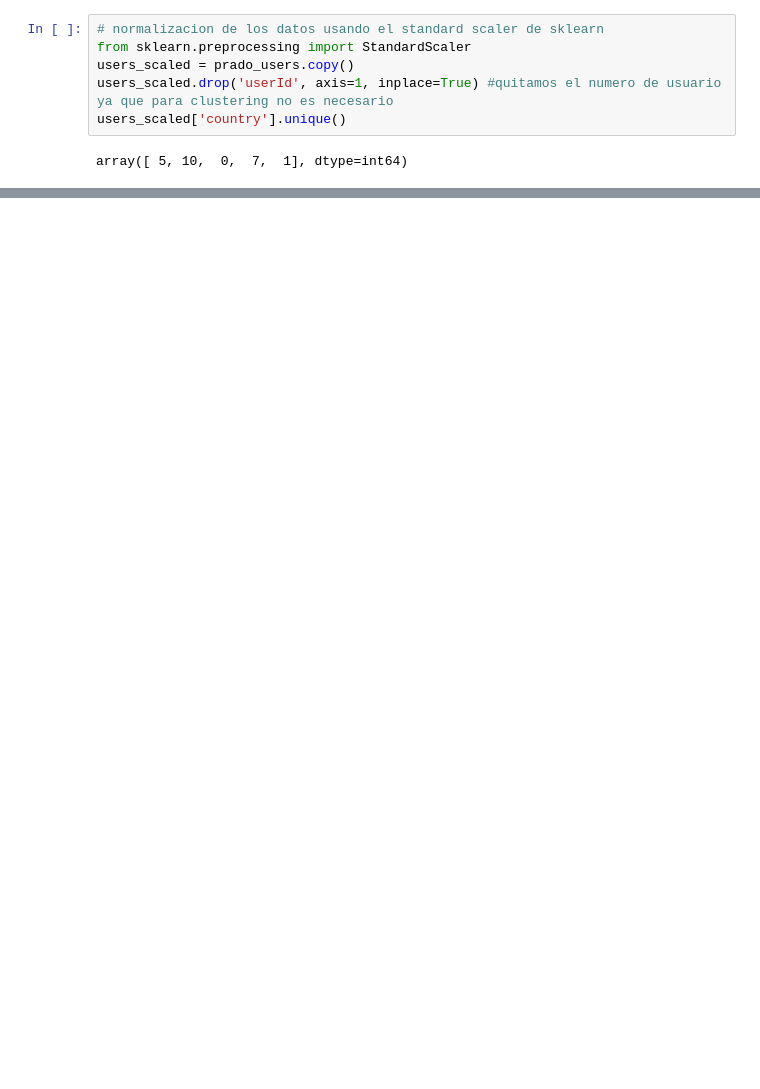
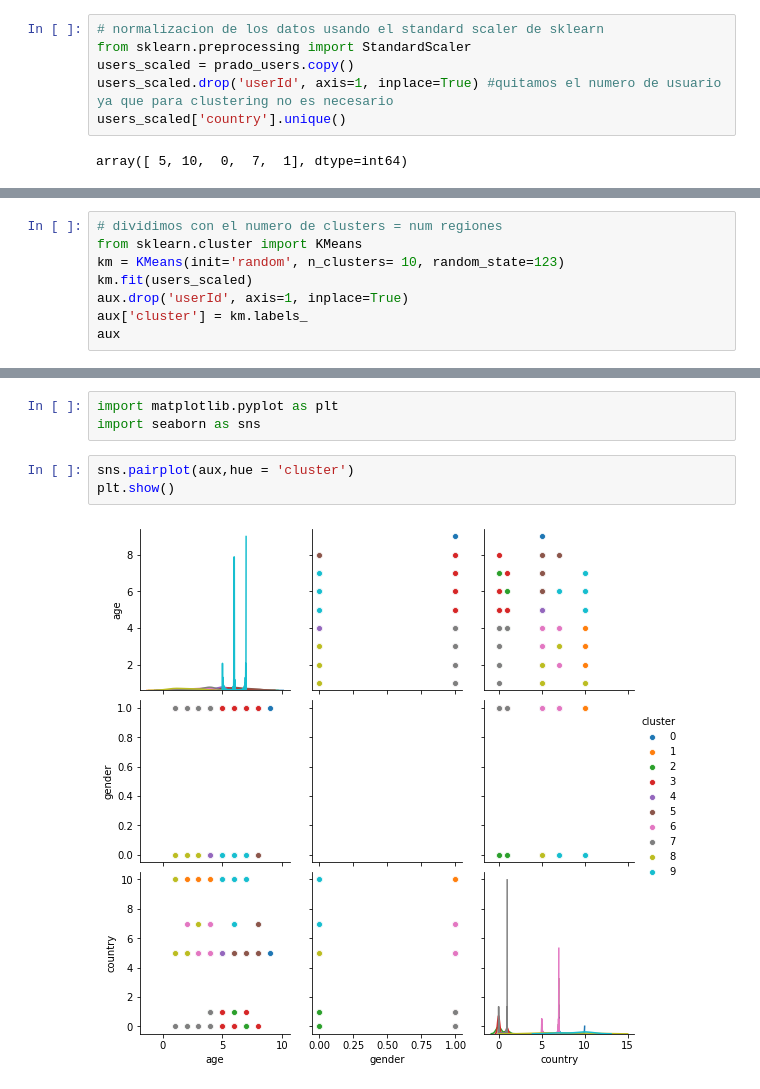
Before and after one commit to AlbertoGarciaDomenech/Comunidades-en-museos, a Jupyter notebook: Untitled1.ipynb, the cells around one changed output, grey strips where cells are left out. Cells and saved outputs as stored; diff of their text form; blank space fills up the shorter version.

```diff
--- a/Untitled1.ipynb
+++ b/Untitled1.ipynb
@@ -274,0 +278,8 @@ users_scaled.head(10)
+# %%
+# dividimos con el numero de clusters = num regiones
+from sklearn.cluster import KMeans
+km = KMeans(init='random', n_clusters= 10, random_state=123)
+km.fit(users_scaled)
+aux.drop('userId', axis=1, inplace=True)
+aux['cluster'] = km.labels_
+aux
@@ -274,0 +320,8 @@ users_scaled.head(10)
+# %%
+import matplotlib.pyplot as plt
+import seaborn as sns
+# %%
+sns.pairplot(aux,hue = 'cluster')
+plt.show()
+# %% [output]
+[figure, added]
```
Also changed, not shown: parts of 22 cells of this notebook.
